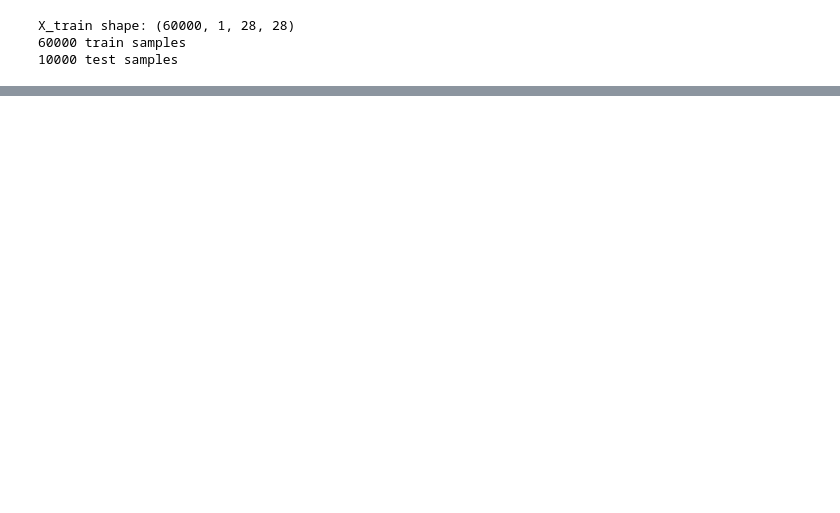
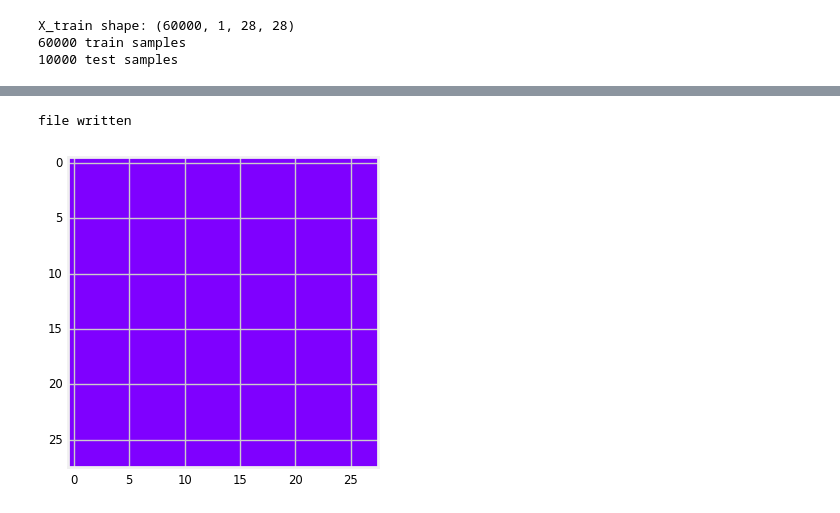
Before and after one commit to unique-horn/ppap-experiments, a Jupyter notebook: masking/masking.ipynb, the cells around one changed output, grey strips where cells are left out. Cells and saved outputs as stored; diff of their text form; code cells hidden in the pictures; blank space fills up the shorter version.

```diff
--- a/masking/masking.ipynb
+++ b/masking/masking.ipynb
@@ -149,0 +157,20 @@ plot_mask(mask.layers[0].mask.eval())
+# %%
+import matplotlib.animation as manimation
+
+FFMpegWriter = manimation.writers["ffmpeg"]
+metadata = dict(title="Mask training history", artist="Matplotlib",
+                comment="Evolution of mask")
+writer = FFMpegWriter(fps=30, metadata=metadata)
+
+fig = plt.figure()
+l = plt.imshow(mask_history.masks[0]) #, vmin=0, vmax=1)
+
+with writer.saving(fig, "mask_history.mp4", 100):
+    for m in mask_history.masks:
+        l.set_data(m)
+        writer.grab_frame()
+
+print("file written")
+# %% [output]
+file written
+[figure, added]
```
Also changed, not shown: parts of 9 cells of this notebook.
